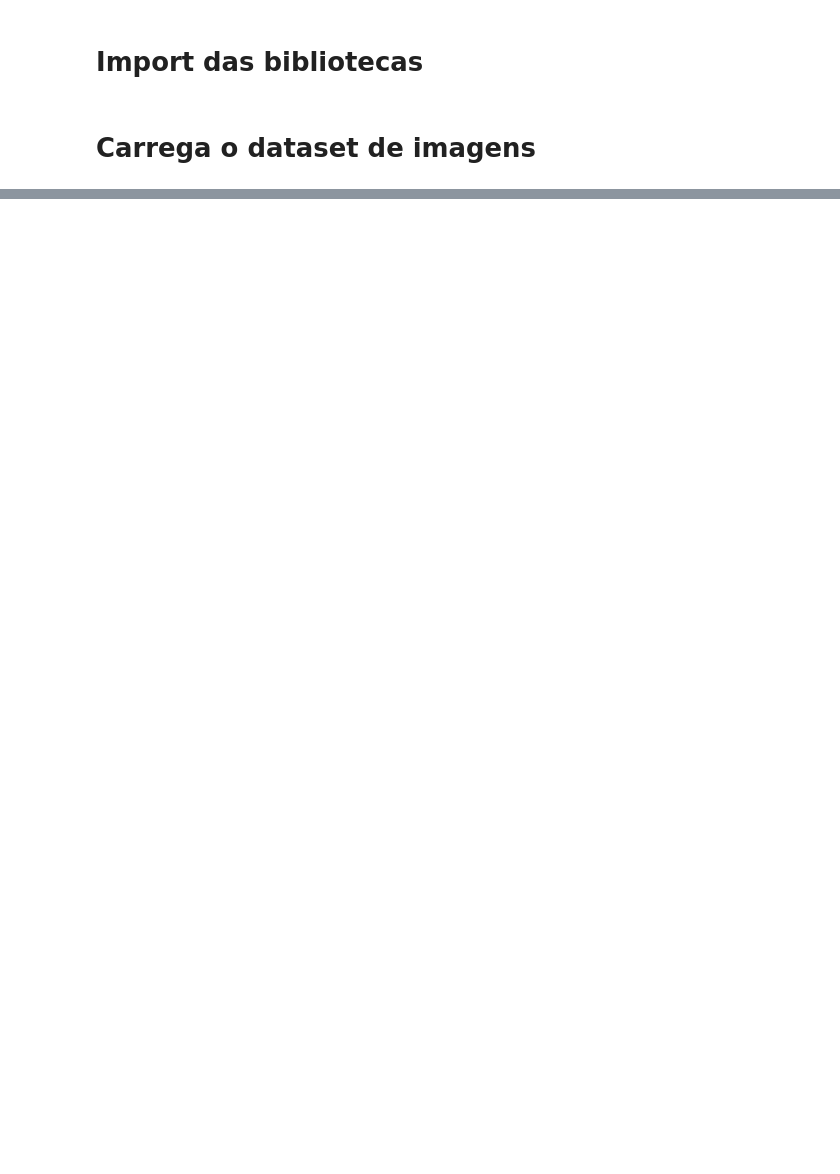
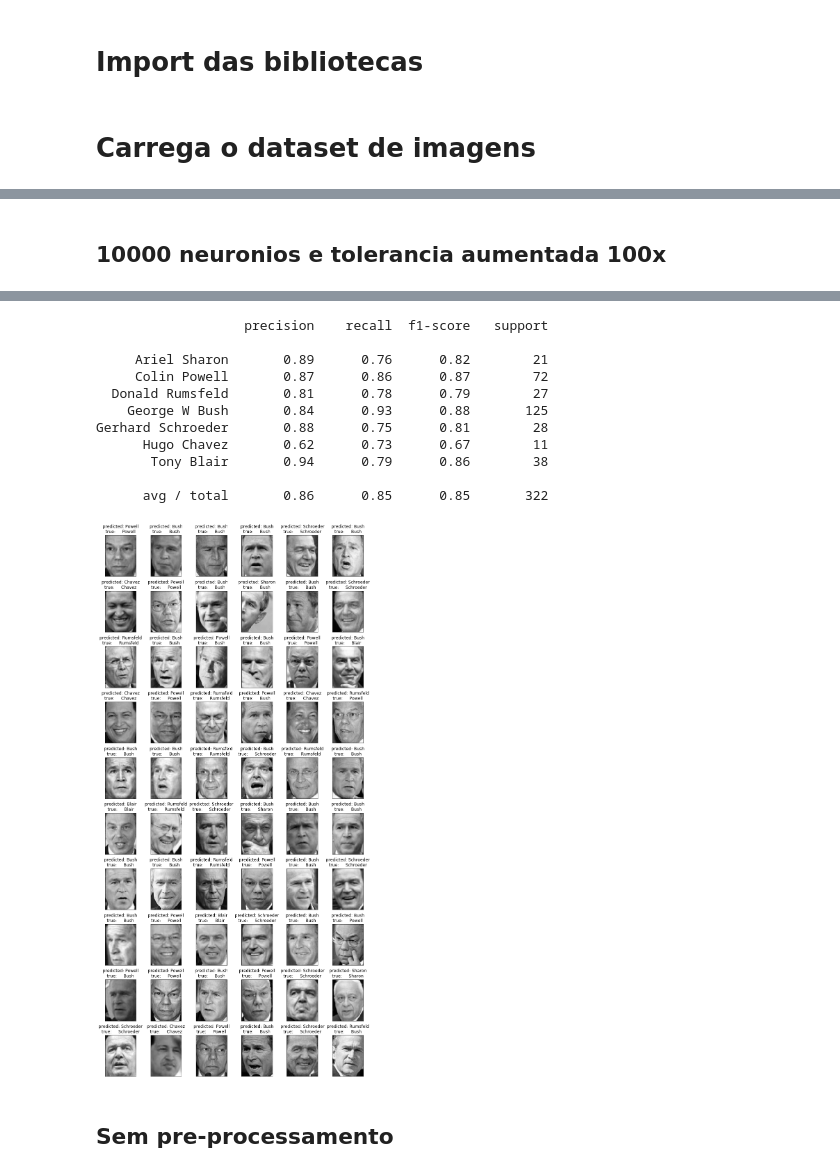
Before and after one commit to nlp-pucrs/ia-ec-2017-2-tp3, a Jupyter notebook: Gabriel_Augusto.ipynb, the cells around one changed output, grey strips where cells are left out. Drawn from its saved outputs; the diff is of its cells as text; code cells hidden in the pictures; blank space fills up the shorter version.

```diff
--- a/Gabriel_Augusto.ipynb
+++ b/Gabriel_Augusto.ipynb
@@ -111,0 +242,34 @@ metrics.accuracy_score(dataset.target,y_pred)
+# %% [markdown]
+## 10000 neuronios e tolerancia aumentada 100x
+# %%
+MLPC = neural_network.MLPClassifier(hidden_layer_sizes=(10000, ),
+activation='relu', # {identity, logistic, tanh, relu},
+solver='adam', # {lbfgs, sgd, adam},
+alpha=0.0001,
+learning_rate='constant', # {constant, invscaling, adaptive},
+learning_rate_init=0.001,
+power_t=0.5,
+max_iter=1000,
+shuffle=True,
+tol=0.0000001,
+verbose=True,
+momentum=0.9,
+validation_fraction=0.1)
+
+
+MLPC.fit(X_train_pca,y_train)
+y_pred = MLPC.predict(X_test_pca)
+
+
+print(classification_report(y_test, y_pred, target_names=target_names))
+def title(y_pred, y_test, target_names, i):
+    pred_name = target_names[y_pred[i]].rsplit(' ', 1)[-1]
+    true_name = target_names[y_test[i]].rsplit(' ', 1)[-1]
+    return 'predicted: %s\ntrue:     %s'%(pred_name, true_name)
+
+prediction_titles = [title(y_pred, y_test, target_names, i)
+                     for i in range(y_pred.shape[0])]
+
+plot_gallery(X_test, prediction_titles, height, width ,10, 6)
+plt.show()
+# %% [output]
@@ -111,0 +292,14 @@ metrics.accuracy_score(dataset.target,y_pred)
+                   precision    recall  f1-score   support
+
+     Ariel Sharon       0.89      0.76      0.82        21
+     Colin Powell       0.87      0.86      0.87        72
+  Donald Rumsfeld       0.81      0.78      0.79        27
+    George W Bush       0.84      0.93      0.88       125
+Gerhard Schroeder       0.88      0.75      0.81        28
+      Hugo Chavez       0.62      0.73      0.67        11
+       Tony Blair       0.94      0.79      0.86        38
+
+      avg / total       0.86      0.85      0.85       322
+[figure, added]
+# %% [markdown]
+## Sem pre-processamento
```
Also changed, not shown: parts of 38 cells of this notebook.
